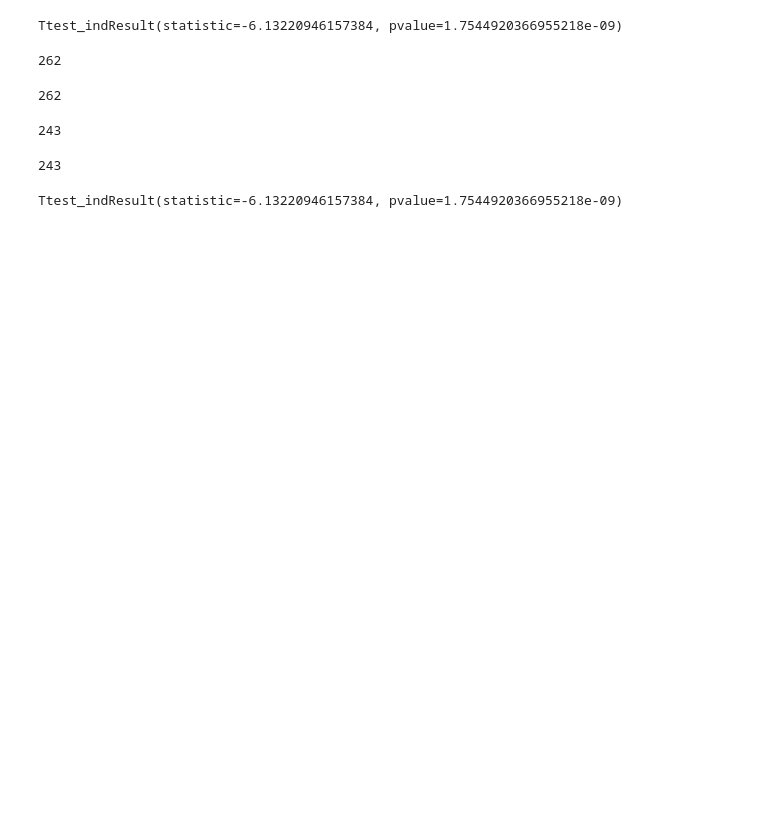
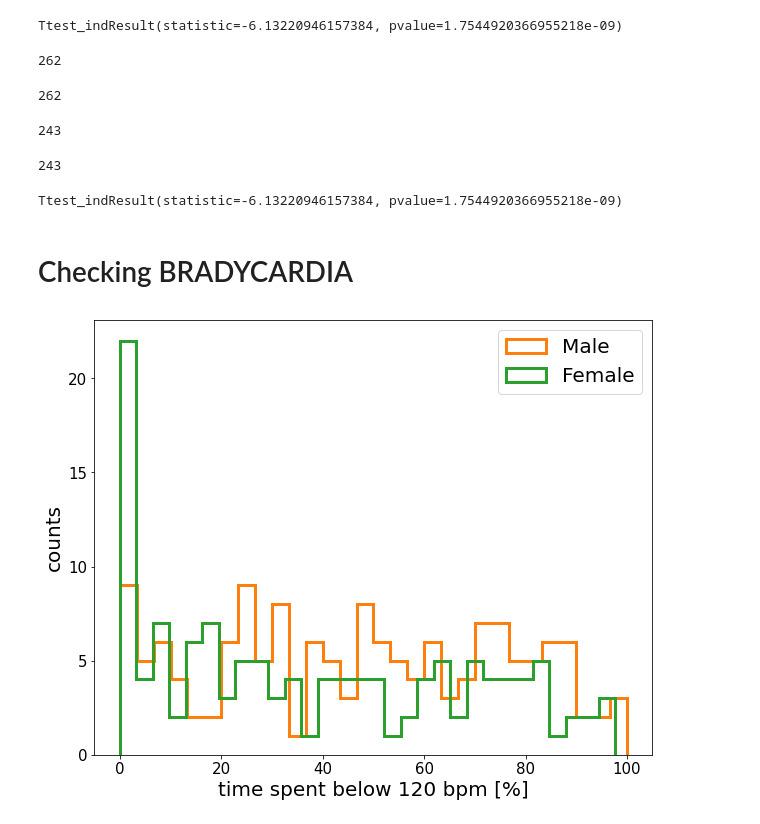
Before and after one commit to shisteve/NHS, a Jupyter notebook: 007_easy_selection.ipynb, the cells around one changed output. Cells and saved outputs as stored; diff of their text form; code cells hidden in the pictures; blank space fills up the shorter version.

```diff
--- a/007_easy_selection.ipynb
+++ b/007_easy_selection.ipynb
@@ -558,3 +589,20 @@ len(data1)
 ss.ttest_ind(data1,data2)
 # %% [output]
 Ttest_indResult(statistic=-6.13220946157384, pvalue=1.7544920366955218e-09)
+# %% [markdown]
+# Checking BRADYCARDIA
+# %%
+brat = T[(T['PHN']==False)&(T['WRIST']==True)]['BRADY_RATIO']*100
+m_brat = T[(T['PHN']==False)&(T['WRIST']==True)&(T['GENDER']=='Male')]['BRADY_RATIO']*100
+f_brat = T[(T['PHN']==False)&(T['WRIST']==True)&(T['GENDER']=='Female')]['BRADY_RATIO']*100
+# %%
+plt.figure(figsize=(10,8))
+#plt.hist(brat,  bins=30,histtype='step',lw=3,label='All',color='C0')
+plt.hist(m_brat,bins=30,histtype='step',lw=3,label='Male', color='C1')
+plt.hist(f_brat,bins=30,histtype='step',lw=3,label='Female' , color='C2')
+plt.xlabel("time spent below 120 bpm [%]")
+plt.ylabel('counts')
+plt.legend()
+plt.show()
+# %% [output]
+[figure, added]
```
Also changed, not shown: parts of 7 cells of this notebook.
